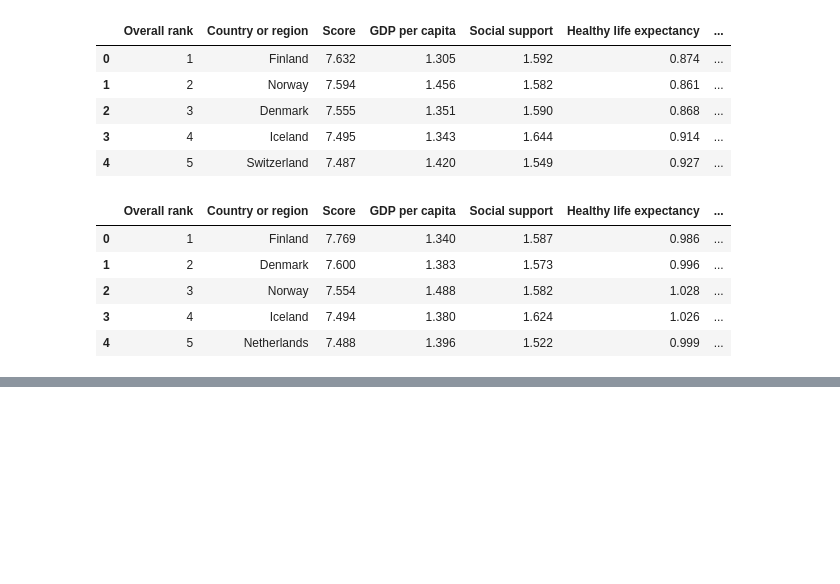
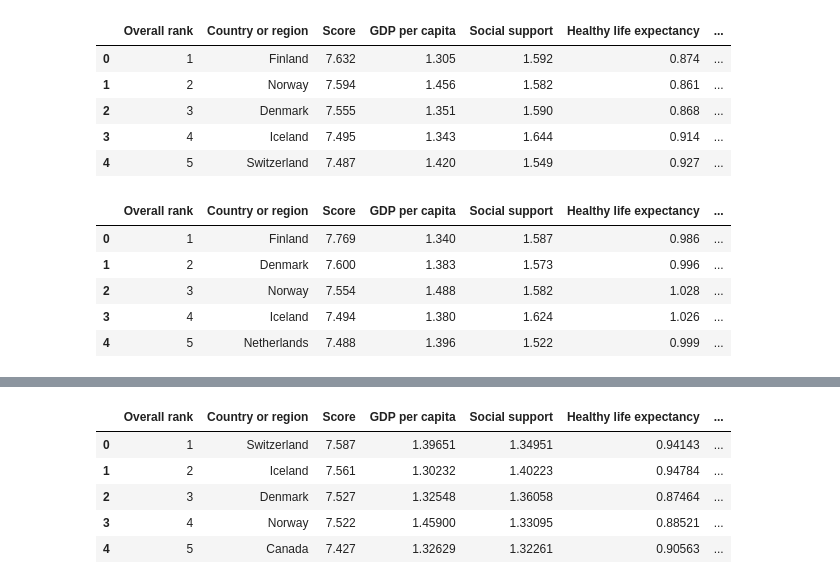
Before and after one commit to kylejamar06/HapPyWorld, a Jupyter notebook: Happy.ipynb, the cells around one changed output, grey strips where cells are left out. Cells and saved outputs as stored; diff of their text form; code cells hidden in the pictures; blank space fills up the shorter version.

```diff
--- a/Happy.ipynb
+++ b/Happy.ipynb
@@ -84,0 +141,33 @@ csv_2017_restructured = csv_2017[["Happiness.Rank",
+# %%
+# 2019 & 2018 datasets are the same in structure & column naming convention.  Restructure / Rename
+# datasets from 2015 - 2017.
+
+# Convert / fix 2015 Data
+
+csv_2015_restructured = csv_2015[["Happiness Rank",
+                                 "Country",
+                                  "Happiness Score",
+                                  "Economy (GDP per Capita)",
+                                  "Family",
+                                  "Health (Life Expectancy)",
+                                  "Freedom",
+                                  "Generosity",
+                                  "Trust (Government Corruption)"]]
+
+csv_2015_restructured = csv_2015_restructured.rename(columns={"Happiness Rank": "Overall rank",
+                                      "Country": "Country or region",
+                                      "Happiness Score": "Score",
+                                      "Economy (GDP per Capita)": "GDP per capita",
+                                      "Family": "Social support",
+                                      "Health (Life Expectancy)": "Healthy life expectancy",
+                                      "Freedom": "Freedom to make life choices",
+                                      "Generosity": "Generosity",
+                                      "Trust (Government Corruption)": "Perceptions of corruption"})
+csv_2015_restructured.head()
+# %% [output]
+|  | Overall rank | Country or region | Score | GDP per capita | Social support | Healthy life expectancy | ... |
+| 0 | 1 | Switzerland | 7.587 | 1.39651 | 1.34951 | 0.94143 | ... |
+| 1 | 2 | Iceland | 7.561 | 1.30232 | 1.40223 | 0.94784 | ... |
+| 2 | 3 | Denmark | 7.527 | 1.32548 | 1.36058 | 0.87464 | ... |
+| 3 | 4 | Norway | 7.522 | 1.45900 | 1.33095 | 0.88521 | ... |
+| 4 | 5 | Canada | 7.427 | 1.32629 | 1.32261 | 0.90563 | ... |
```
Also changed, not shown: parts of 2 cells of this notebook.
